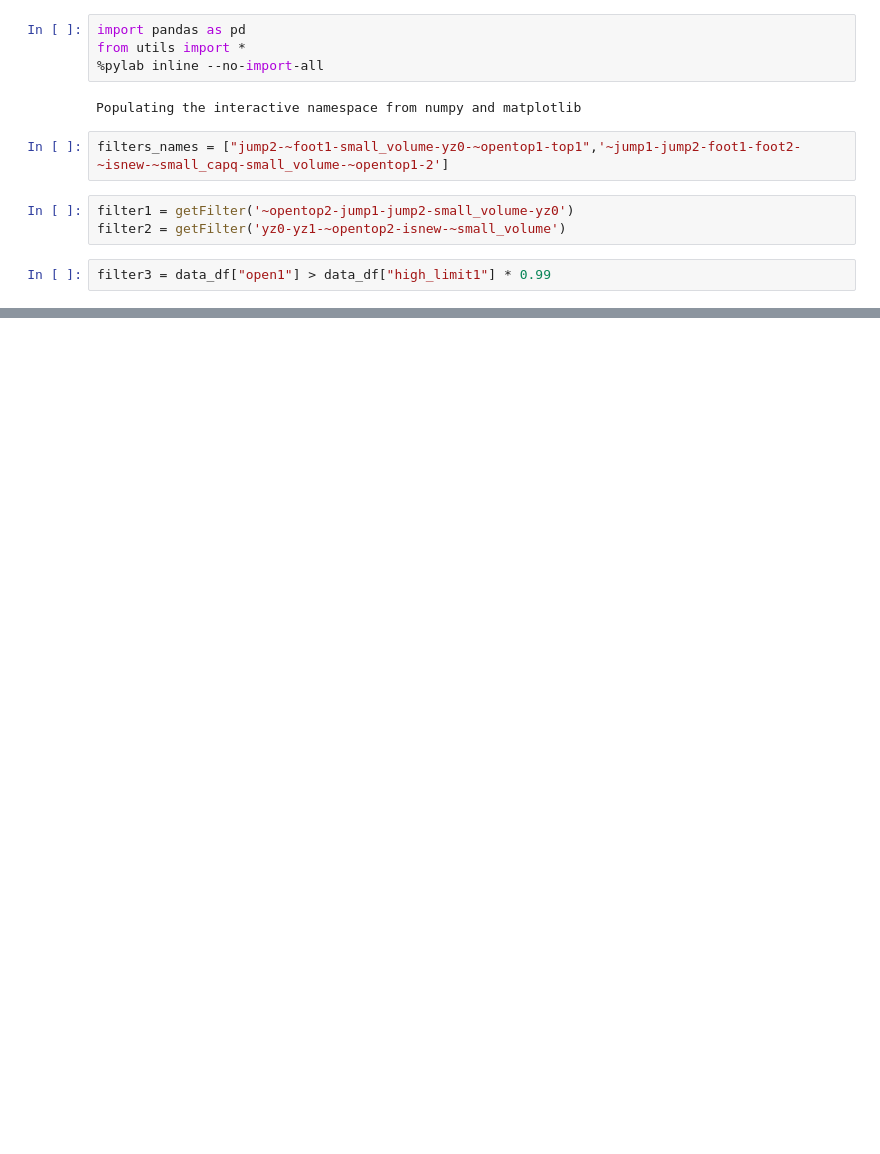
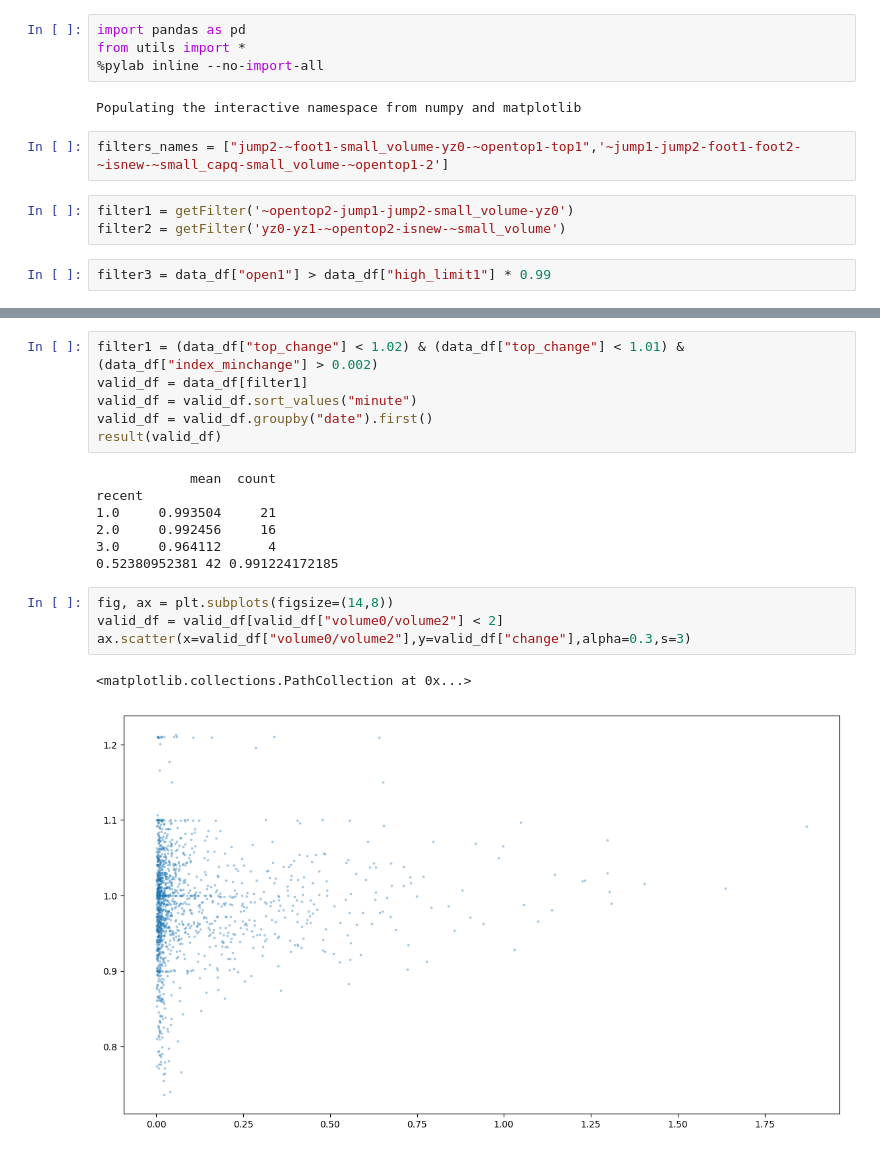
Before and after one commit to StockFucker/top, a Jupyter notebook: strategy.ipynb, the cells around one changed output, grey strips where cells are left out. Cells and saved outputs as stored; diff of their text form; blank space fills up the shorter version.

```diff
--- a/strategy.ipynb
+++ b/strategy.ipynb
@@ -56,0 +103,20 @@ recent
+# %%
+filter1 = (data_df["top_change"] < 1.02) & (data_df["top_change"] < 1.01) & (data_df["index_minchange"] > 0.002)
+valid_df = data_df[filter1]
+valid_df = valid_df.sort_values("minute")
+valid_df = valid_df.groupby("date").first()
+result(valid_df)
+# %% [output]
+            mean  count
+recent
+1.0     0.993504     21
+2.0     0.992456     16
+3.0     0.964112      4
+0.52380952381 42 0.991224172185
+# %%
+fig, ax = plt.subplots(figsize=(14,8))
+valid_df = valid_df[valid_df["volume0/volume2"] < 2]
+ax.scatter(x=valid_df["volume0/volume2"],y=valid_df["change"],alpha=0.3,s=3)
+# %% [output]
+<matplotlib.collections.PathCollection at 0x...>
+[figure, added]
```
Also changed, not shown: parts of 10 cells of this notebook, 8 other files.
